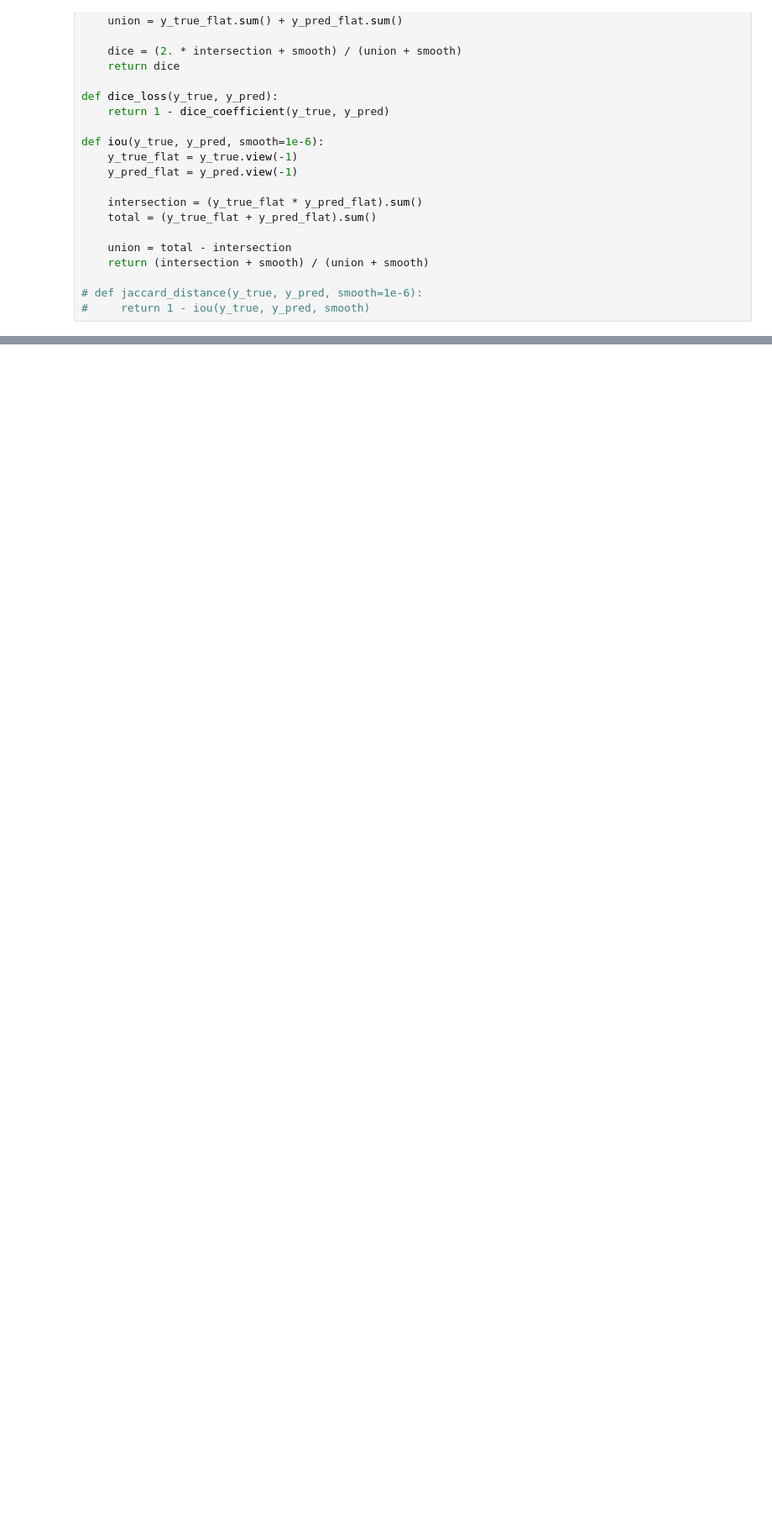
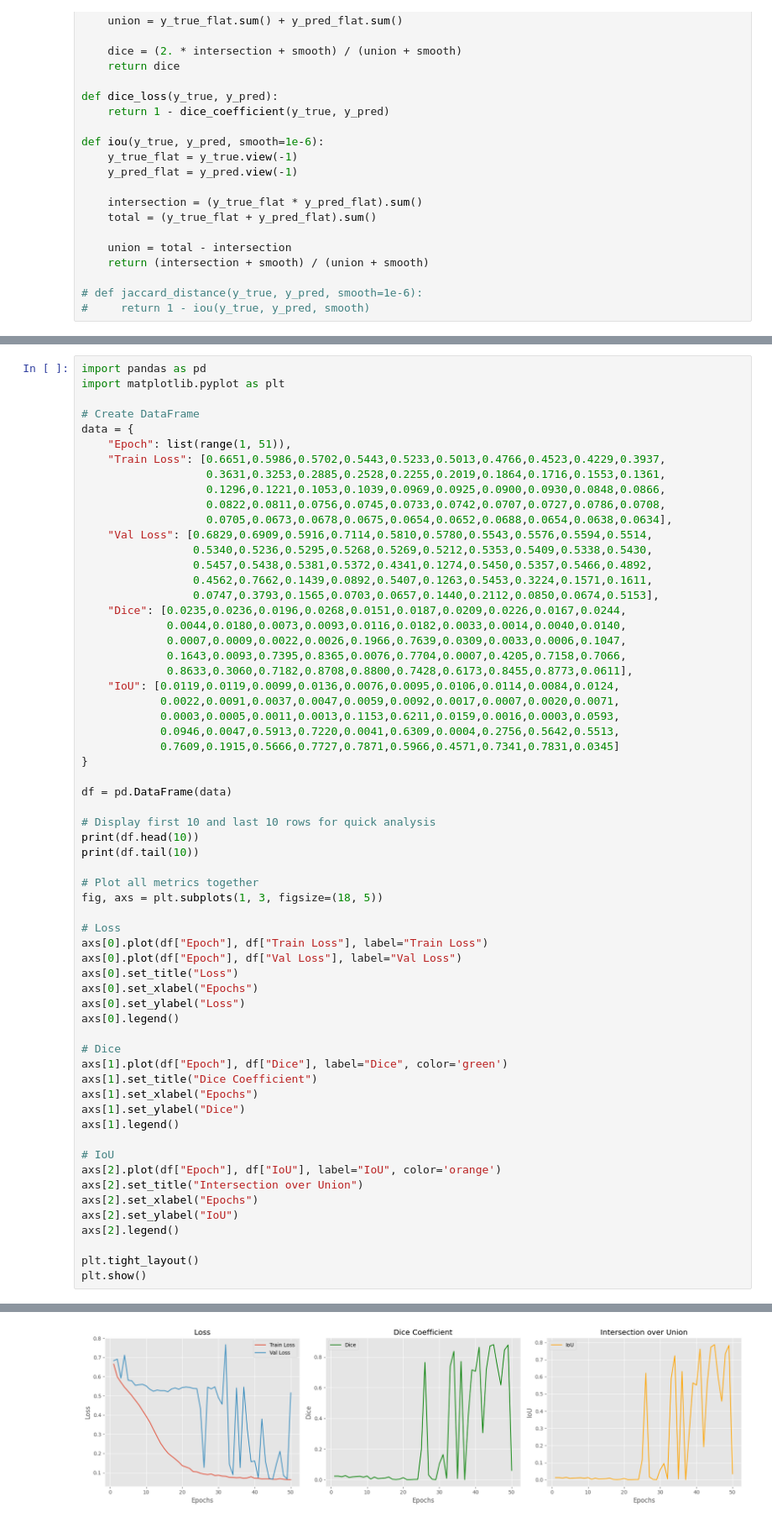
Before and after one commit to NightKing-V/TumorImageSegmentation, a Jupyter notebook: PyTorch_Model/Model.ipynb, the cells around one changed output, grey strips where cells are left out. Shown at 84% size. Drawn from its saved outputs; the diff is of its cells as text; blank space fills up the shorter version.

```diff
--- a/PyTorch_Model/Model.ipynb
+++ b/PyTorch_Model/Model.ipynb
@@ -272,0 +347,63 @@ Epoch 1/50
+# %%
+import pandas as pd
+import matplotlib.pyplot as plt
+
+# Create DataFrame
+data = {
+    "Epoch": list(range(1, 51)),
+    "Train Loss": [0.6651,0.5986,0.5702,0.5443,0.5233,0.5013,0.4766,0.4523,0.4229,0.3937,
+                   0.3631,0.3253,0.2885,0.2528,0.2255,0.2019,0.1864,0.1716,0.1553,0.1361,
+                   0.1296,0.1221,0.1053,0.1039,0.0969,0.0925,0.0900,0.0930,0.0848,0.0866,
+                   0.0822,0.0811,0.0756,0.0745,0.0733,0.0742,0.0707,0.0727,0.0786,0.0708,
+                   0.0705,0.0673,0.0678,0.0675,0.0654,0.0652,0.0688,0.0654,0.0638,0.0634],
+    "Val Loss": [0.6829,0.6909,0.5916,0.7114,0.5810,0.5780,0.5543,0.5576,0.5594,0.5514,
+                 0.5340,0.5236,0.5295,0.5268,0.5269,0.5212,0.5353,0.5409,0.5338,0.5430,
+                 0.5457,0.5438,0.5381,0.5372,0.4341,0.1274,0.5450,0.5357,0.5466,0.4892,
+                 0.4562,0.7662,0.1439,0.0892,0.5407,0.1263,0.5453,0.3224,0.1571,0.1611,
+                 0.0747,0.3793,0.1565,0.0703,0.0657,0.1440,0.2112,0.0850,0.0674,0.5153],
+    "Dice": [0.0235,0.0236,0.0196,0.0268,0.0151,0.0187,0.0209,0.0226,0.0167,0.0244,
+             0.0044,0.0180,0.0073,0.0093,0.0116,0.0182,0.0033,0.0014,0.0040,0.0140,
+             0.0007,0.0009,0.0022,0.0026,0.1966,0.7639,0.0309,0.0033,0.0006,0.1047,
+             0.1643,0.0093,0.7395,0.8365,0.0076,0.7704,0.0007,0.4205,0.7158,0.7066,
+             0.8633,0.3060,0.7182,0.8708,0.8800,0.7428,0.6173,0.8455,0.8773,0.0611],
+    "IoU": [0.0119,0.0119,0.0099,0.0136,0.0076,0.0095,0.0106,0.0114,0.0084,0.0124,
+            0.0022,0.0091,0.0037,0.0047,0.0059,0.0092,0.0017,0.0007,0.0020,0.0071,
+            0.0003,0.0005,0.0011,0.0013,0.1153,0.6211,0.0159,0.0016,0.0003,0.0593,
+            0.0946,0.0047,0.5913,0.7220,0.0041,0.6309,0.0004,0.2756,0.5642,0.5513,
+            0.7609,0.1915,0.5666,0.7727,0.7871,0.5966,0.4571,0.7341,0.7831,0.0345]
+}
+
+df = pd.DataFrame(data)
+
+# Display first 10 and last 10 rows for quick analysis
+print(df.head(10))
+print(df.tail(10))
+
+# Plot all metrics together
+fig, axs = plt.subplots(1, 3, figsize=(18, 5))
+
+# Loss
+axs[0].plot(df["Epoch"], df["Train Loss"], label="Train Loss")
+axs[0].plot(df["Epoch"], df["Val Loss"], label="Val Loss")
+axs[0].set_title("Loss")
+axs[0].set_xlabel("Epochs")
+axs[0].set_ylabel("Loss")
+axs[0].legend()
+
+# Dice
+axs[1].plot(df["Epoch"], df["Dice"], label="Dice", color='green')
+axs[1].set_title("Dice Coefficient")
+axs[1].set_xlabel("Epochs")
+axs[1].set_ylabel("Dice")
+axs[1].legend()
+
+# IoU
+axs[2].plot(df["Epoch"], df["IoU"], label="IoU", color='orange')
+axs[2].set_title("Intersection over Union")
+axs[2].set_xlabel("Epochs")
+axs[2].set_ylabel("IoU")
+axs[2].legend()
+
+plt.tight_layout()
+plt.show()
+# %% [output]
@@ -272,0 +427 @@ Epoch 1/50
+[figure, added]
```
Also changed, not shown: parts of 7 cells of this notebook, 2 other files.
